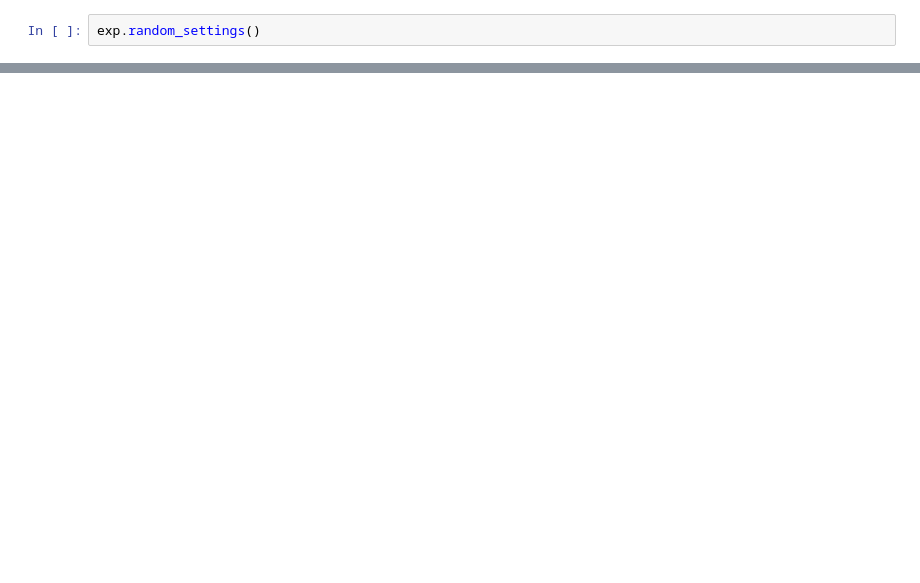
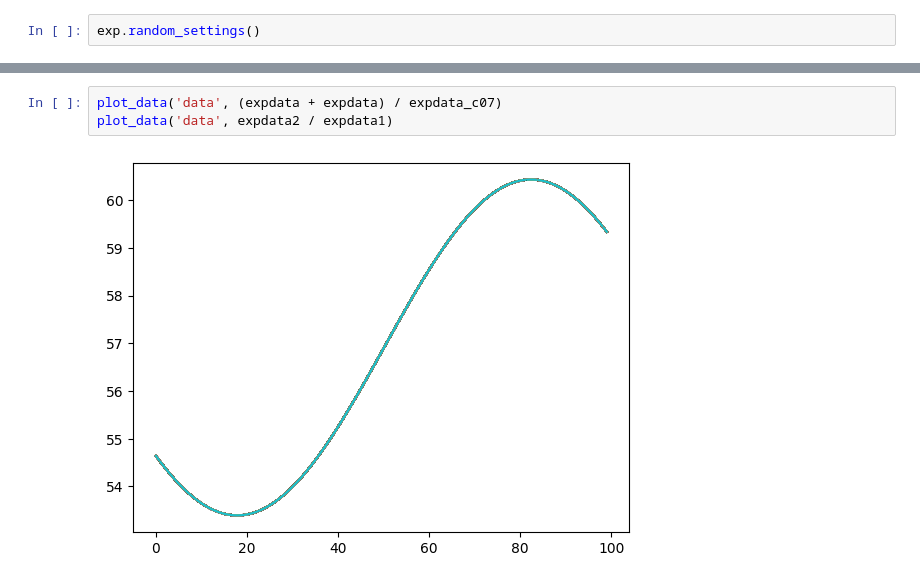
Before and after one commit to catmeow123456/ai-physicist, a Jupyter notebook: python/debug.ipynb, the cells around one changed output, grey strips where cells are left out. Drawn from its saved outputs; the diff is of its cells as text; blank space fills up the shorter version.

```diff
--- a/python/debug.ipynb
+++ b/python/debug.ipynb
@@ -47,0 +41,5 @@ C_15[1]: const data, mean = -1.005210790267623, std = 2.6712967077202702e-05
+# %%
+plot_data('data', (expdata + expdata) / expdata_c07)
+plot_data('data', expdata2 / expdata1)
+# %% [output]
+[figure, added]
```
Also changed, not shown: parts of 11 cells of this notebook, 21 other files.
